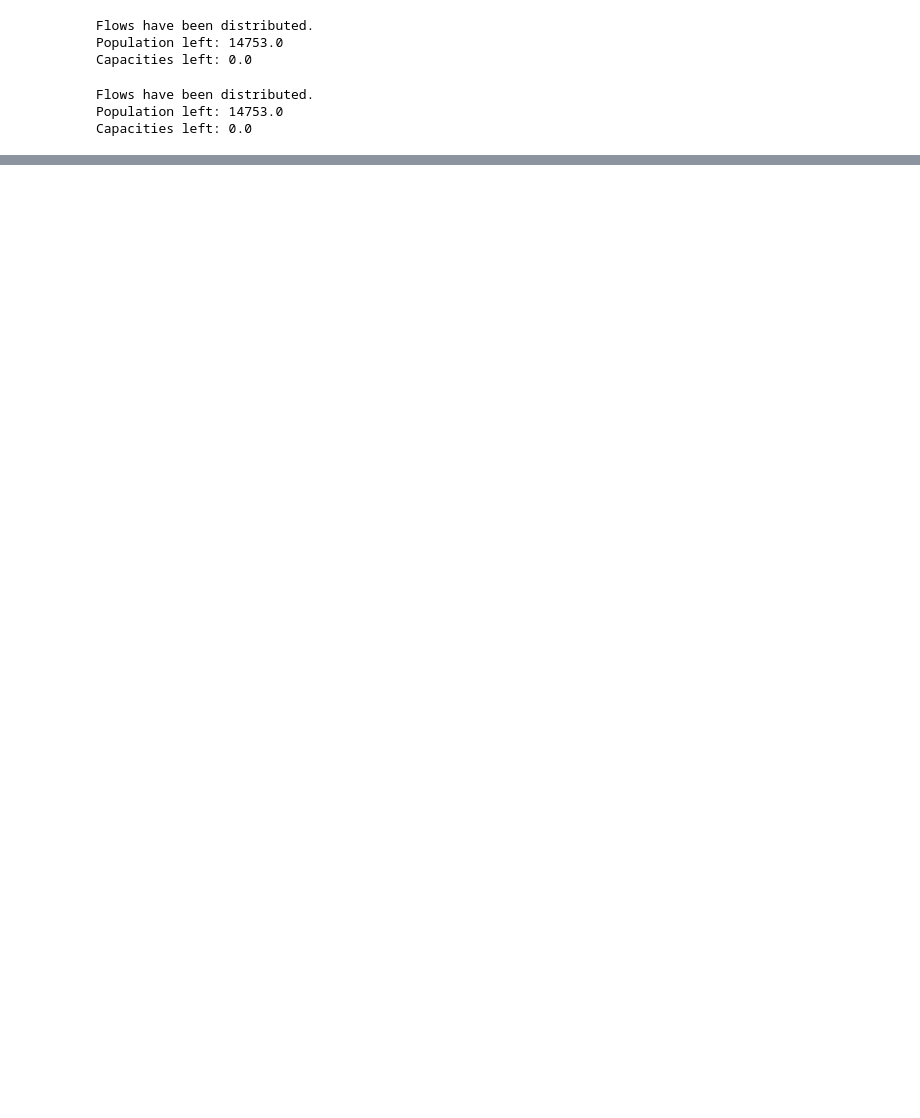
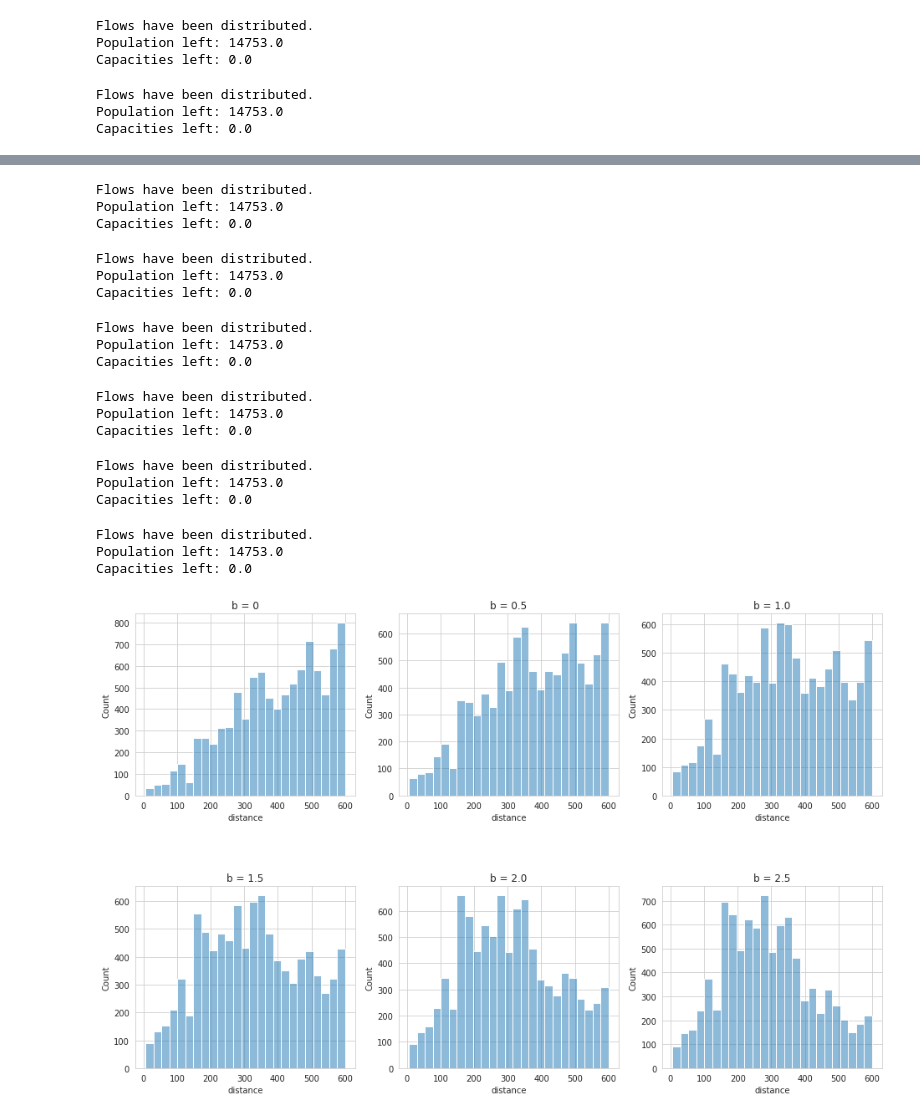
Before and after one commit to RitaMargari/urban-facilities-provision, a Jupyter notebook: main.ipynb, the cells around one changed output, grey strips where cells are left out. Cells and saved outputs as stored; diff of their text form; code cells hidden in the pictures; blank space fills up the shorter version.

```diff
--- a/main.ipynb
+++ b/main.ipynb
@@ -139 +180,51 @@ ratio = sum_capacity / demand_around
+# %%
+fig = plt.figure(figsize=(16, 10))
+plt.subplots_adjust(hspace=0.5)
+gs = fig.add_gridspec(2,3)
+ax1 = fig.add_subplot(gs[0, 0])
+ax4 = fig.add_subplot(gs[1, 0])
+ax2 = fig.add_subplot(gs[0, 1])
+ax5 = fig.add_subplot(gs[1, 1])
+ax3 = fig.add_subplot(gs[0, 2])
+ax6 = fig.add_subplot(gs[1, 2])
+
+p = 0
+
+houses_loc = houses[houses["municipality_id"].isin([88, 72, 21])]
+for i in range(1, 7):
+    OD_СDCGM = custom_dcgm_distribute(houses, facilities, DM, 600, p=p)
+
+    distances_dcgm = DM[OD_СDCGM > 0][houses_loc.index].to_numpy().flatten()
+    distances_dcgm = distances_dcgm[~np.isnan(distances_dcgm)]
+    flows_dcgm = OD_СDCGM[OD_СDCGM > 0][houses_loc.index].to_numpy().flatten()
+    flows_dcgm = flows_dcgm[~np.isnan(flows_dcgm)]
+
+    f_dist_dcgm = pd.DataFrame({"distance": distances_dcgm[distances_dcgm<=600], "flows":flows_dcgm[distances_dcgm<=600]})
+
+    sns.histplot(data=f_dist_dcgm, x="distance", bins=25, alpha = 0.5, ax=locals()["ax" + str(i)], kde=False, weights='flows')
+    locals()["ax" + str(i)].set_title("b = " + str(p))
+
+    p += 0.5
+
+plt.show()
+# %% [output]
+Flows have been distributed.
+Population left: 14753.0
+Capacities left: 0.0
+Flows have been distributed.
+Population left: 14753.0
+Capacities left: 0.0
+Flows have been distributed.
+Population left: 14753.0
+Capacities left: 0.0
+Flows have been distributed.
+Population left: 14753.0
+Capacities left: 0.0
+Flows have been distributed.
+Population left: 14753.0
+Capacities left: 0.0
+Flows have been distributed.
+Population left: 14753.0
+Capacities left: 0.0
+[figure, added]
 # %%
```
Also changed, not shown: parts of 14 cells of this notebook, 2 other files.
